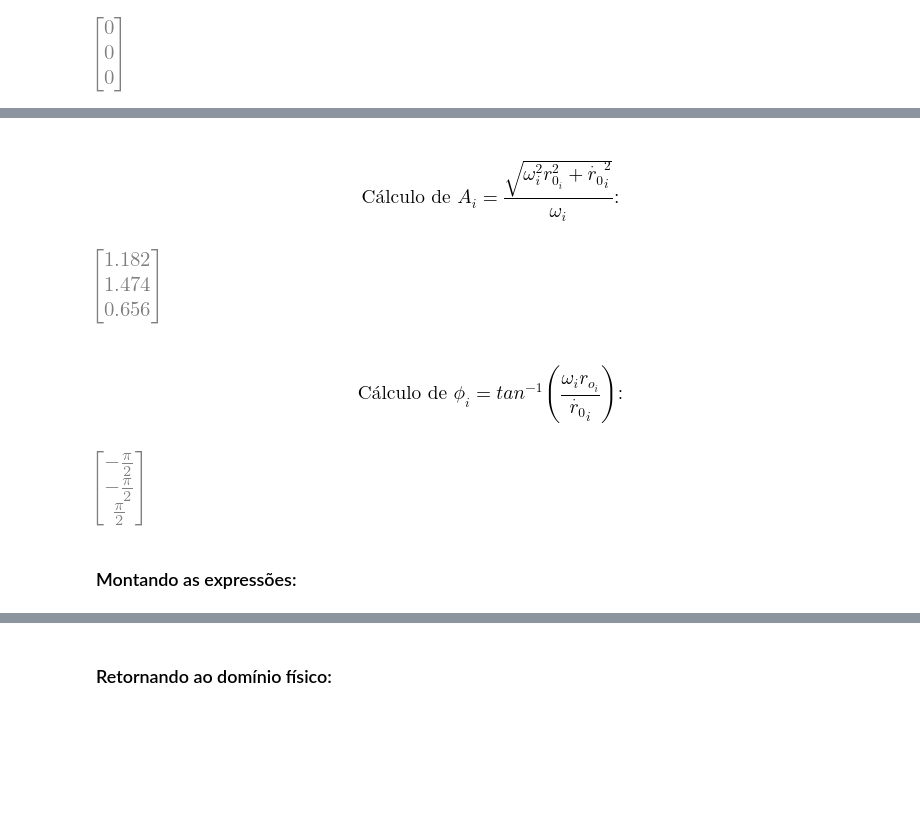
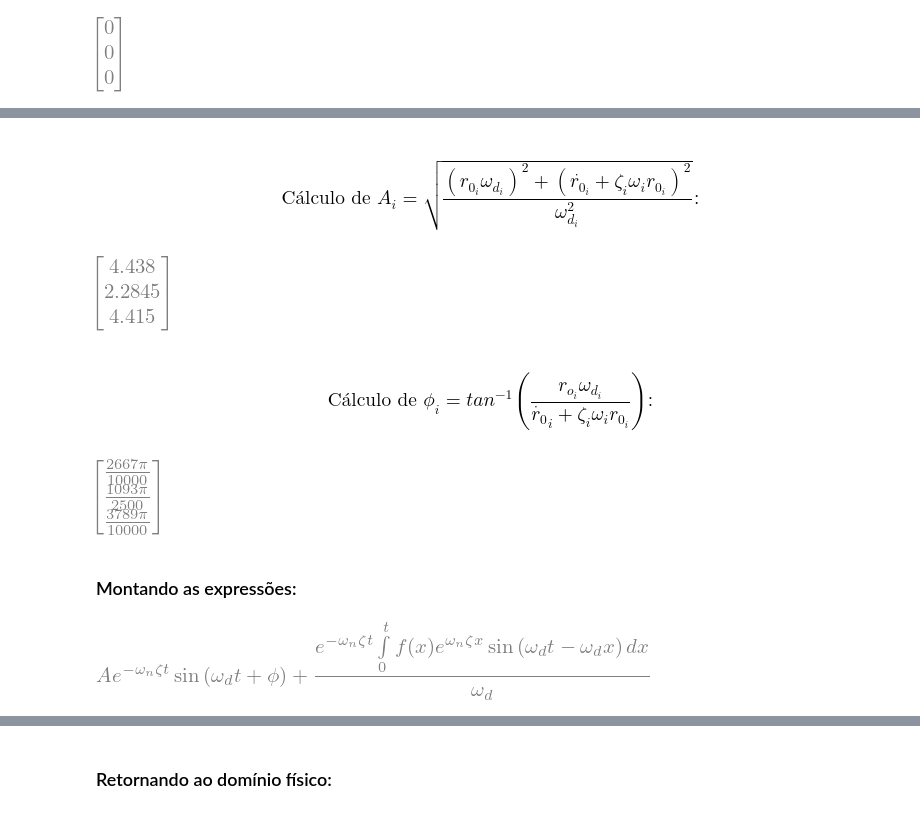
Before and after one commit to ErickNMA/vibrations, a Jupyter notebook: analise_modal/modal.ipynb, the cells around one changed output, grey strips where cells are left out. Saved outputs shown, nothing was run; the diff lists cells and outputs as text; code cells hidden in the pictures; blank space fills up the shorter version.

```diff
--- a/analise_modal/modal.ipynb
+++ b/analise_modal/modal.ipynb
@@ -55,21 +56,27 @@ K = np.array([
     [0, -4, 4]
 ])
 
-# Matriz de amortecimento (N*s/m):
+# Matriz de amortecimento (N*s/m) ou (Kg/s):
 C = np.array([
     [0, 0, 0],
     [0, 0, 0],
     [0, 0, 0]
 ])
 
+# Matriz de coeficientes de amortecimento - zeta (transposta):
+#Z = np.array([-1, -1, -1]).T
+Z = np.array([0.9, 0.2, 0.4]).T
+
 # Matriz de posições iniciais (transposta):
-X0 = np.array([1, 0, 0]).T
+X0 = np.array([1, 2, 0.5]).T
 
 # Matriz de velocidades iniciais (transposta):
 V0 = np.array([0, 0, 0]).T
 
-# Matriz de F(t) (transposta):
-F = np.array([0, 0, 0]).T
+x = Symbol('x')
+# Matriz de F(x) (transposta):
+#F = np.array([0, 0, 0]).T
+F = np.array([sin(x), cos(x), exp(-x)]).T
 # %% [markdown]
 ### $$\text{Obtenção de } [M]^{-1/2}:$$
 # %%
@@ -138,0 +148,4 @@ Matrix(LAMB.round(4))
+# %%
+GAM = P.T@C_til@P # Calcula a matriz GAMMA, que deve ser igual à matriz diagonal contendo os coeficientes de amortecimento em r
+
+Matrix(GAM.round(4))
@@ -138,0 +156,6 @@ Matrix(LAMB.round(4))
+# %%
+if(Z[0]==-1):
+    for i in range(len(omega_n)):
+        Z[i] = (GAM[i][i]/(2*np.sqrt(LAMB[i][i])))
+
+Matrix(Z)
@@ -138,0 +166,4 @@ Matrix(LAMB.round(4))
+# %%
+omega_d = omega_n*np.sqrt(1-np.power(Z, 2)) # Calcula a matriz de freqências amortecidas, em rad/s
+
+Matrix(omega_d.round(4))
@@ -159,15 +192,15 @@ Matrix(RD0.round(4))
 # %% [markdown]
-### $$\text{Cálculo de } A_i = \frac{\sqrt{\omega_i^2r_{0_i}^2+\dot{r_0}_i^2}}{\omega_i}:$$
+### $$\text{Cálculo de } A_i = \sqrt{\frac{(r_{0_i}\omega_{d_i})^2+(\dot{r_{0_i}}+\zeta_i\omega_ir_{0_i})^2}{\omega_{d_i}^2}}:$$
 # %%
-A = (np.sqrt((np.power(omega_n, 2)*np.power(R0, 2))+np.power(RD0, 2))/omega_n) #Cálculo da matriz de amplitudes
+A = np.sqrt((np.power((R0*omega_n), 2)+np.power((RD0+(Z*omega_n*R0)), 2))/np.power(omega_d, 2)) #Cálculo da matriz de amplitudes
 
 Matrix(A.round(4))
 # %% [output]
-[figure, old version]
+[figure, new version]
 # %% [markdown]
-### $$\text{Cálculo de } \phi_i = tan^{-1}\left( \frac{\omega_ir_{o_i}}{\dot{r_0}_i} \right):$$
+### $$\text{Cálculo de } \phi_i = tan^{-1}\left( \frac{r_{o_i}\omega_{d_i}}{\dot{r_0}_i+\zeta_i\omega_ir_{0_i}} \right):$$
 # %%
-ph = np.arctan((omega_n*R0)/RD0) # Cálculo da matriz de fases, em radianos
+ph = np.arctan((R0*omega_n)/(RD0+(Z*omega_n*R0))) # Cálculo da matriz de fases, em radianos
 
 PHI = []
 
@@ -176,7 +209,35 @@ for i in ph: #Ajuste para evitar erros de aproximação do ponto flutuante
 
 Matrix(PHI)
 # %% [output]
-[figure, old version]
+[figure, new version]
 # %% [markdown]
 ### Montando as expressões:
+# %%
+# Definição da forma geral da solução:
+a = Symbol('A')
+omgn = Symbol('\omega_n')
+omgd = Symbol('\omega_d')
+phi = Symbol('\phi')
+f = Function('f')(x)
+z = Symbol('\zeta')
+t = Symbol('t')
+
+# Resposta amortecida:
+damped = (a*exp(-z*omgn*t)*sin((omgd*t)+phi))
+
+# Método Heurístico para resolução da integral indefinida e teorema fundamental do cálculo:
+def itg(fun, a, b):
+    exp = heurisch(fun, x)
+    return simplify(exp.subs(x, b) - exp.subs(x, a))
+
+# Resposta forçada:
+def forced(function=None):
+    if(function==None):
+        return ((1/omgd)*exp(-z*omgn*t)*integrate((f*exp(z*omgn*x)*sin(omgd*t-omgd*x)), (x, 0, t)))
+    else:
+        return ((1/omgd)*exp(-z*omgn*t)*itg((function*exp(z*omgn*x)*sin(omgd*t-omgd*x)), 0, t))
+
+(damped+forced())
+# %% [output]
+[figure, added]
 # %%
```
Also changed, not shown: parts of 20 cells of this notebook, 1 other file.
